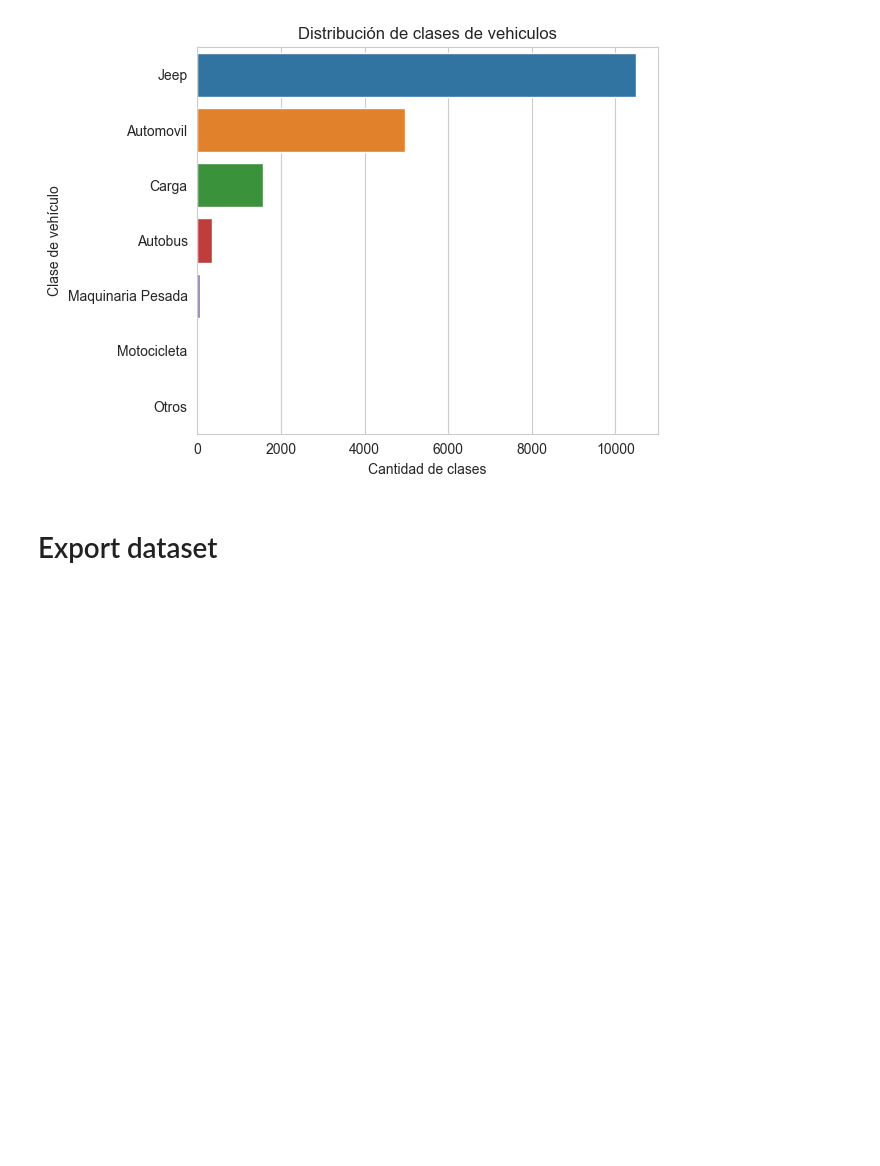
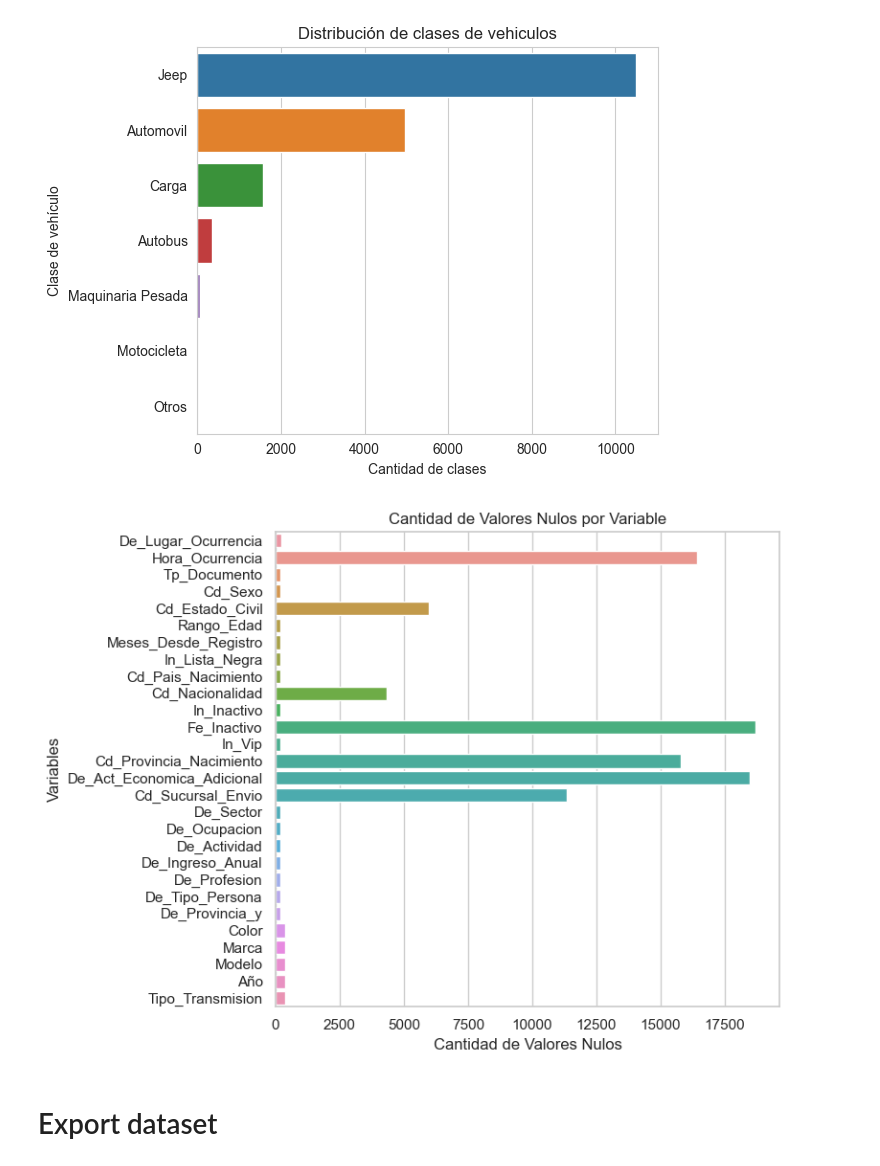
Before and after one commit to josegarciav/Datathon_BDO_2023, a Jupyter notebook: Feature_Engineering.ipynb, the cells around one changed output. Saved outputs shown, nothing was run; the diff lists cells and outputs as text; code cells hidden in the pictures; blank space fills up the shorter version.

```diff
--- a/Feature_Engineering.ipynb
+++ b/Feature_Engineering.ipynb
@@ -1070,6 +1070,24 @@ plt.tight_layout()
 plt.show()
 # %% [output]
 [figure]
+# %%
+# Calcular la cantidad de valores nulos en cada variable
+valores_nulos_por_variable = df3.isnull().sum()
+
+# Filtrar las variables con valores nulos significativos (por ejemplo, más de 1 nulo)
+variables_con_valores_nulos = valores_nulos_por_variable[valores_nulos_por_variable > 1]
+
+# Crear un gráfico de barras utilizando seaborn con ejes invertidos
+sns.set(style="whitegrid")
+plt.figure(figsize=(8, 6))
+sns.barplot(x=variables_con_valores_nulos.values, y=variables_con_valores_nulos.indexw)
+plt.xlabel('Cantidad de Valores Nulos')
+plt.ylabel('Variables')
+plt.title('Cantidad de Valores Nulos por Variable')
+plt.tight_layout()
+plt.show()
+# %% [output]
+[figure, added]
 # %% [markdown]
 # Export dataset
 # %% [markdown]
```
Also changed, not shown: parts of 1 cell of this notebook, 7 other files.
